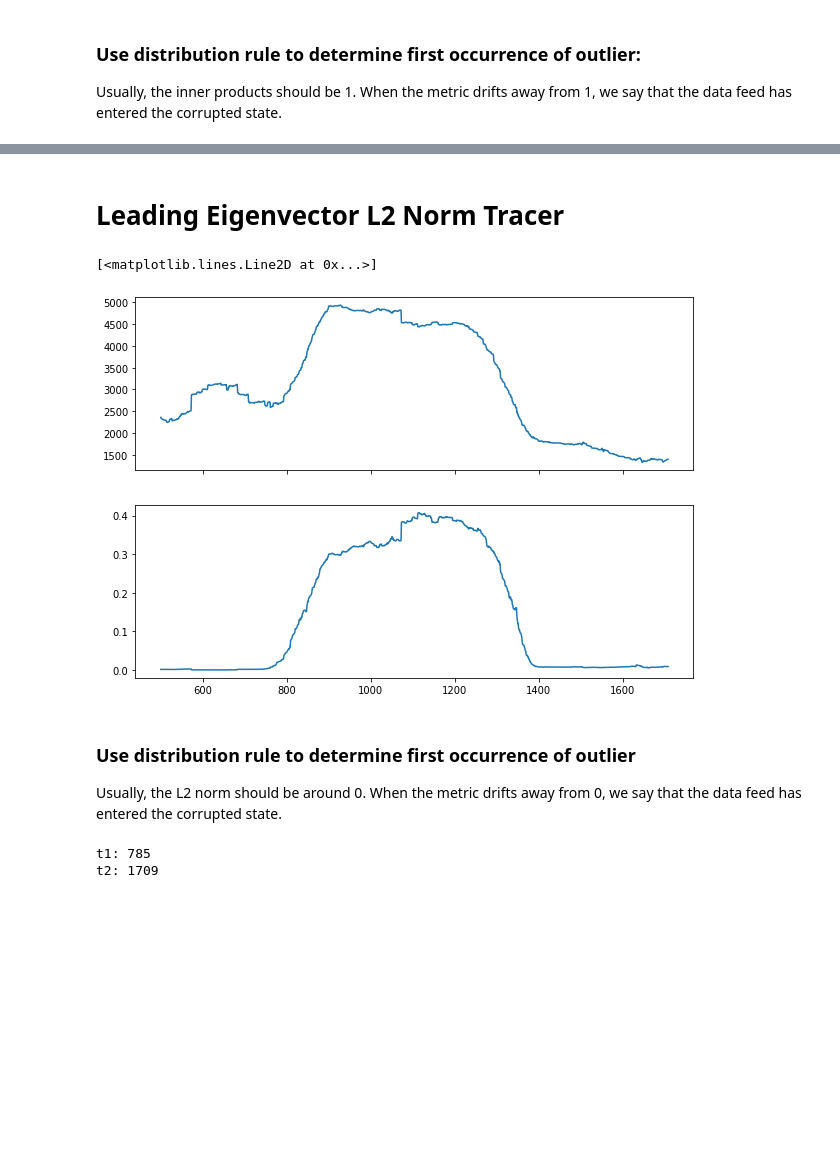
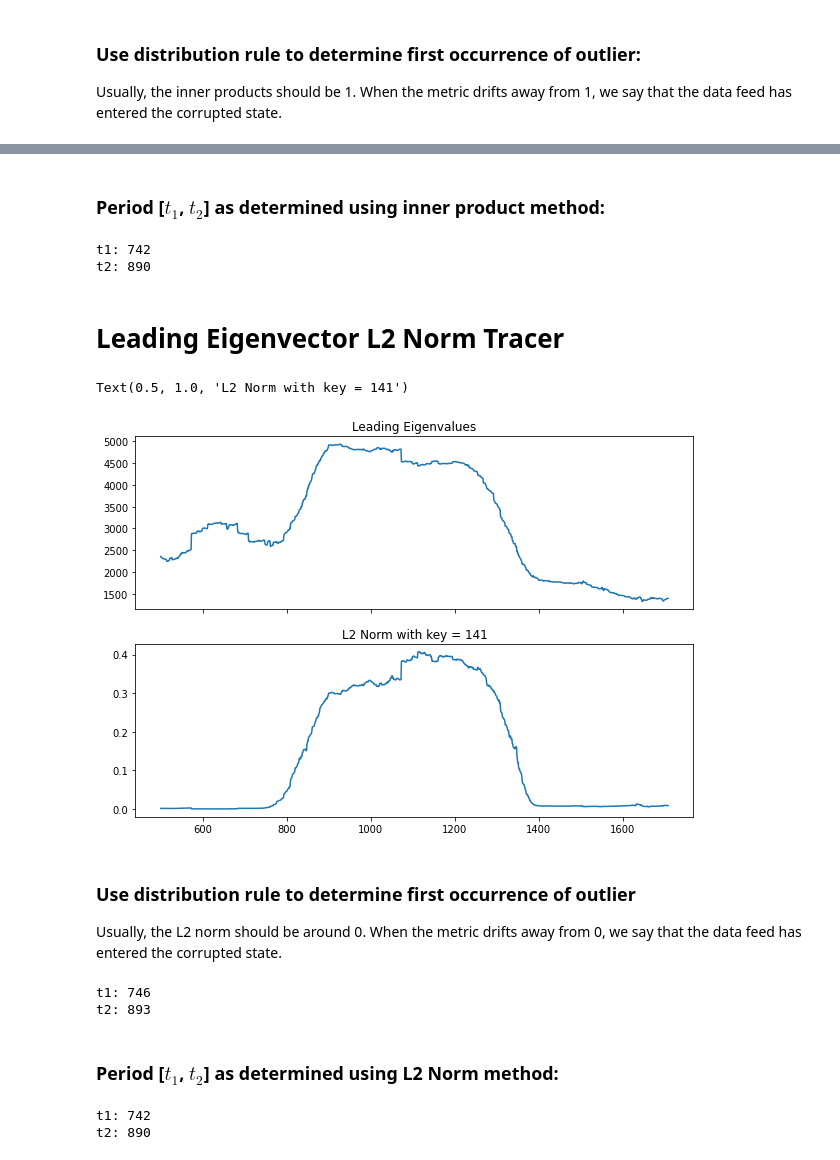
Before and after one commit to rl3279/2023_ieor4500, a Jupyter notebook: data_corruption/data_corruption.ipynb, the cells around one changed output, grey strips where cells are left out. Drawn from its saved outputs; the diff is of its cells as text; code cells hidden in the pictures; blank space fills up the shorter version.

```diff
--- a/data_corruption/data_corruption.ipynb
+++ b/data_corruption/data_corruption.ipynb
@@ -142,3 +159,12 @@ t2: 1709
+# %% [markdown]
+### Period [$t_1$, $t_2$] as determined using inner product method:
+# %%
+period = result.mean(axis = 0).astype(int)
+print("t1:", period[0])
+print("t2:", period[1])
+# %% [output]
+t1: 742
+t2: 890
 # %% [markdown]
 # Leading Eigenvector L2 Norm Tracer
 # %%
@@ -148,11 +174,14 @@ l2 = ((vecs - vecs[key])**2).sum(axis = 1)[:T-w]
 # %%
 fig, ax = plt.subplots(2,1,figsize = [10,7], sharex=True)
 
 ax[0].plot(np.arange(w, T, dt), eigs[eigs!=0])
 ax[1].plot(np.arange(w, T, dt), l2)
+
+ax[0].set_title("Leading Eigenvalues")
+ax[1].set_title(f"L2 Norm with key = {key}")
 # %% [output]
-[<matplotlib.lines.Line2D at 0x...>]
+Text(0.5, 1.0, 'L2 Norm with key = 141')
-[figure, old version]
+[figure, new version]
 # %% [markdown]
 ### Use distribution rule to determine first occurrence of outlier
 
@@ -160,17 +189,15 @@ Usually, the L2 norm should be around 0. When the metric drifts away from 0, we
 # %%
 # forward and backward reference
 
-baseline_1 = l2[:300]
-baseline_2 = l2[:-300]
-
-# use 95% confidence
-k = 2.33
+baseline_1 = l2[:100]
+baseline_2 = l2[-100:]
+k = 5
 
 # forward and backward first occurrence
 thresh_1 = baseline_1.mean() + k * baseline_1.std()
 thresh_2 = baseline_2.mean() + k * baseline_2.std()
-print("t1:", (l2 > thresh_1).argmax() + 500)
-print("t2:", T - (l2[::-1] > thresh_2).argmax())
+print("t1:", (l2 > thresh_1).argmax() + w)
+print("t2:", T - ((l2[::-1] > thresh_2).argmax()+w))
 # %% [output]
-t1: 785
-t2: 1709
+t1: 746
+t2: 893
@@ -176,0 +223,9 @@ t2: 1709
+# %% [markdown]
+### Period [$t_1$, $t_2$] as determined using L2 Norm method:
+# %%
+period = result.mean(axis = 0).astype(int)
+print("t1:", period[0])
+print("t2:", period[1])
+# %% [output]
+t1: 742
+t2: 890
```
Also changed, not shown: parts of 7 cells of this notebook.
